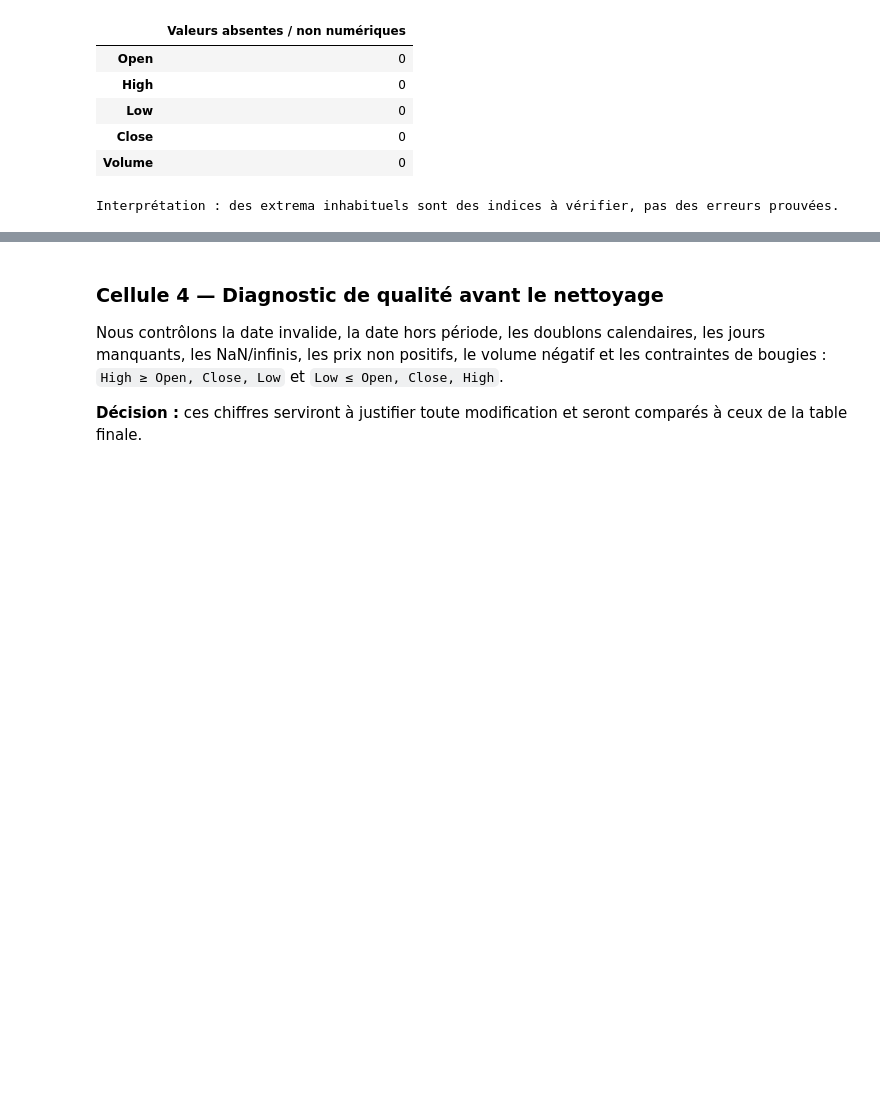
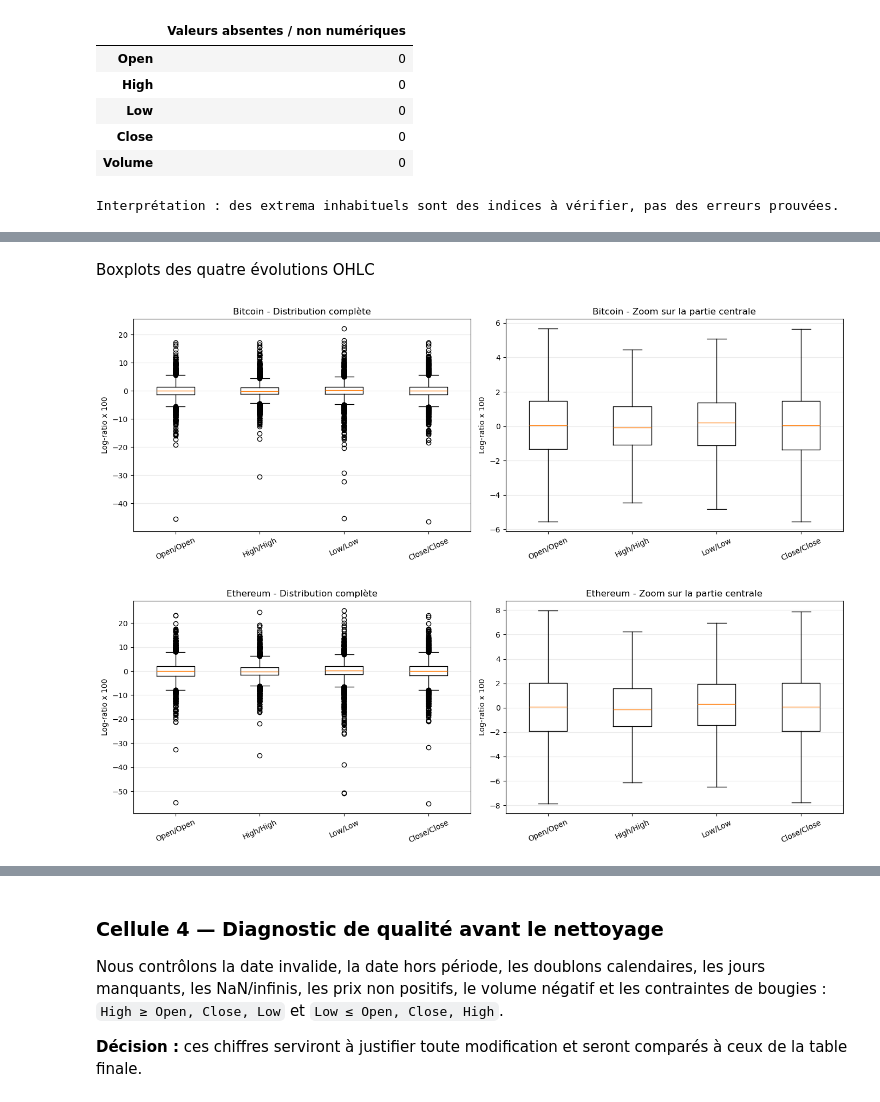
Before and after one commit to mokaddemwael/HMM_Crypto, a Jupyter notebook: notebooks/HMM_Crypto_CRISP_DM.ipynb, the cells around one changed output, grey strips where cells are left out. Saved outputs shown, nothing was run; the diff lists cells and outputs as text; code cells hidden in the pictures; blank space fills up the shorter version.

```diff
--- a/notebooks/HMM_Crypto_CRISP_DM.ipynb
+++ b/notebooks/HMM_Crypto_CRISP_DM.ipynb
@@ -197,0 +335,58 @@ Interprétation : des extrema inhabituels sont des indices à vérifier, pas des
+# %% [markdown]
+Boxplots des quatre évolutions OHLC
+# %%
+
+import matplotlib.pyplot as plt
+
+rendements_ohlc = [
+    "R_Open_Open",
+    "R_High_High",
+    "R_Low_Low",
+    "R_Close_Close"
+]
+
+noms = [
+    "Open/Open",
+    "High/High",
+    "Low/Low",
+    "Close/Close"
+]
+
+for nom, df in [
+    ("Bitcoin", btc_analyse),
+    ("Ethereum", eth_analyse)
+]:
+    fig, axes = plt.subplots(
+        1, 2, figsize=(14, 5)
+    )
+
+    valeurs = [
+        df[col].dropna()
+        for col in rendements_ohlc
+    ]
+
+    axes[0].boxplot(valeurs, tick_labels=noms)
+    axes[0].set_title(
+        f"{nom} - Distribution complète"
+    )
+
+    axes[1].boxplot(
+        valeurs,
+        tick_labels=noms,
+        showfliers=False
+    )
+
+    axes[1].set_title(
+        f"{nom} - Zoom sur la partie centrale"
+    )
+
+    for ax in axes:
+        ax.set_ylabel("Log-ratio x 100")
+        ax.grid(axis="y", alpha=0.25)
+        ax.tick_params(axis="x", rotation=25)
+
+    plt.tight_layout()
+    plt.show()
+# %% [output]
+[figure, added]
+[figure, added]
```
Also changed, not shown: parts of 7 cells of this notebook.
